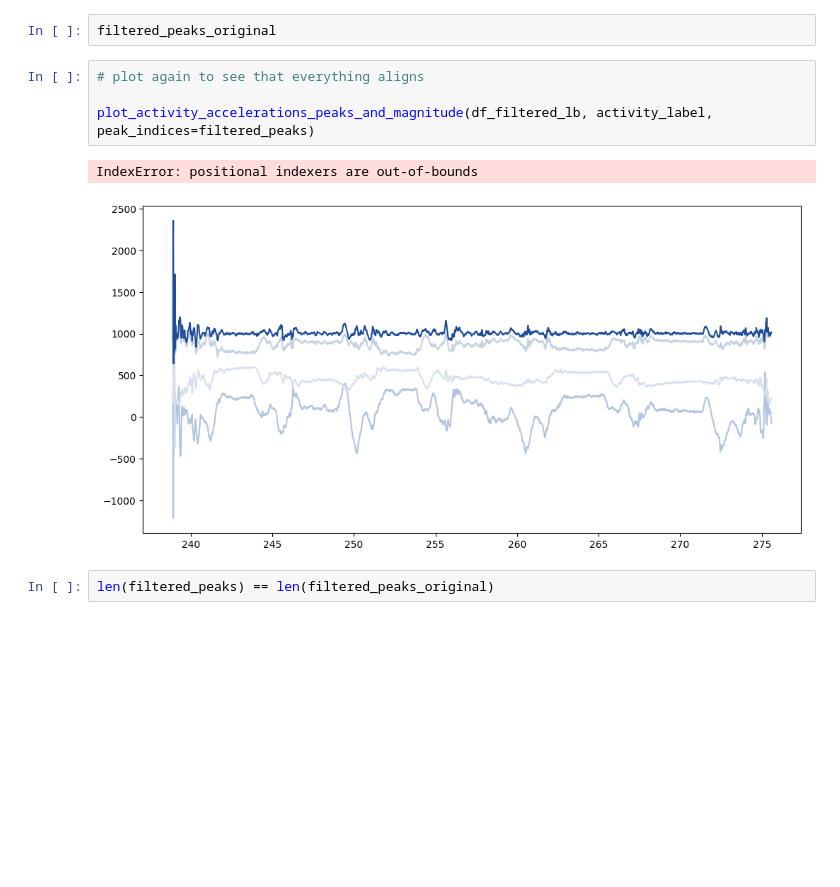
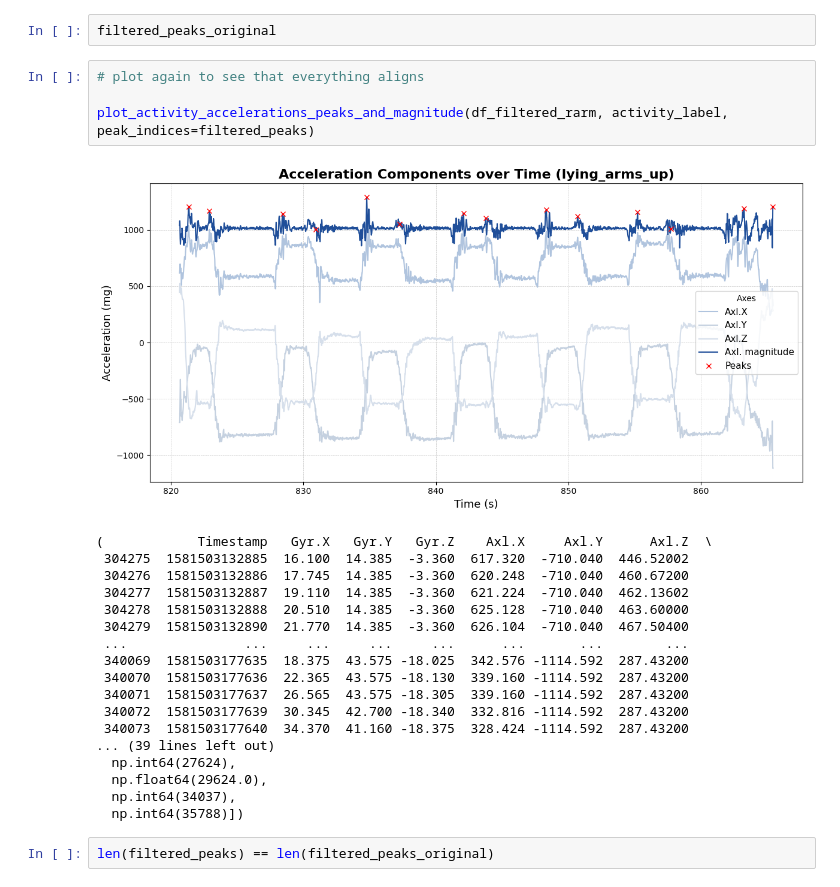
Before and after one commit to johanneloet/MasterV26, a Jupyter notebook: labeling_pipeline.ipynb, the cells around one changed output. Cells and saved outputs as stored; diff of their text form; blank space fills up the shorter version.

```diff
--- a/labeling_pipeline.ipynb
+++ b/labeling_pipeline.ipynb
@@ -594,10 +516,26 @@ filtered_peaks_original
 # %%
 # plot again to see that everything aligns
 
-plot_activity_accelerations_peaks_and_magnitude(df_filtered_lb, activity_label, peak_indices=filtered_peaks)
+plot_activity_accelerations_peaks_and_magnitude(df_filtered_rarm, activity_label, peak_indices=filtered_peaks)
 # %% [output]
+[figure, new version]
-IndexError: positional indexers are out-of-bounds
+(            Timestamp   Gyr.X   Gyr.Y   Gyr.Z    Axl.X     Axl.Y      Axl.Z  \
+ 304275  1581503132885  16.100  14.385  -3.360  617.320  -710.040  446.52002
+ 304276  1581503132886  17.745  14.385  -3.360  620.248  -710.040  460.67200
+ 304277  1581503132887  19.110  14.385  -3.360  621.224  -710.040  462.13602
+ 304278  1581503132888  20.510  14.385  -3.360  625.128  -710.040  463.60000
+ 304279  1581503132890  21.770  14.385  -3.360  626.104  -710.040  467.50400
+ ...               ...     ...     ...     ...      ...       ...        ...
+ 340069  1581503177635  18.375  43.575 -18.025  342.576 -1114.592  287.43200
+ 340070  1581503177636  22.365  43.575 -18.130  339.160 -1114.592  287.43200
+ 340071  1581503177637  26.565  43.575 -18.305  339.160 -1114.592  287.43200
+ 340072  1581503177639  30.345  42.700 -18.340  332.816 -1114.592  287.43200
+ 340073  1581503177640  34.370  41.160 -18.375  328.424 -1114.592  287.43200
+... (39 lines left out)
+  np.int64(27624),
+  np.float64(29624.0),
+  np.int64(34037),
+  np.int64(35788)])
-[figure, old version]
 # %%
 len(filtered_peaks) == len(filtered_peaks_original)
 # %% [output]
```
Also changed, not shown: parts of 22 cells of this notebook.
